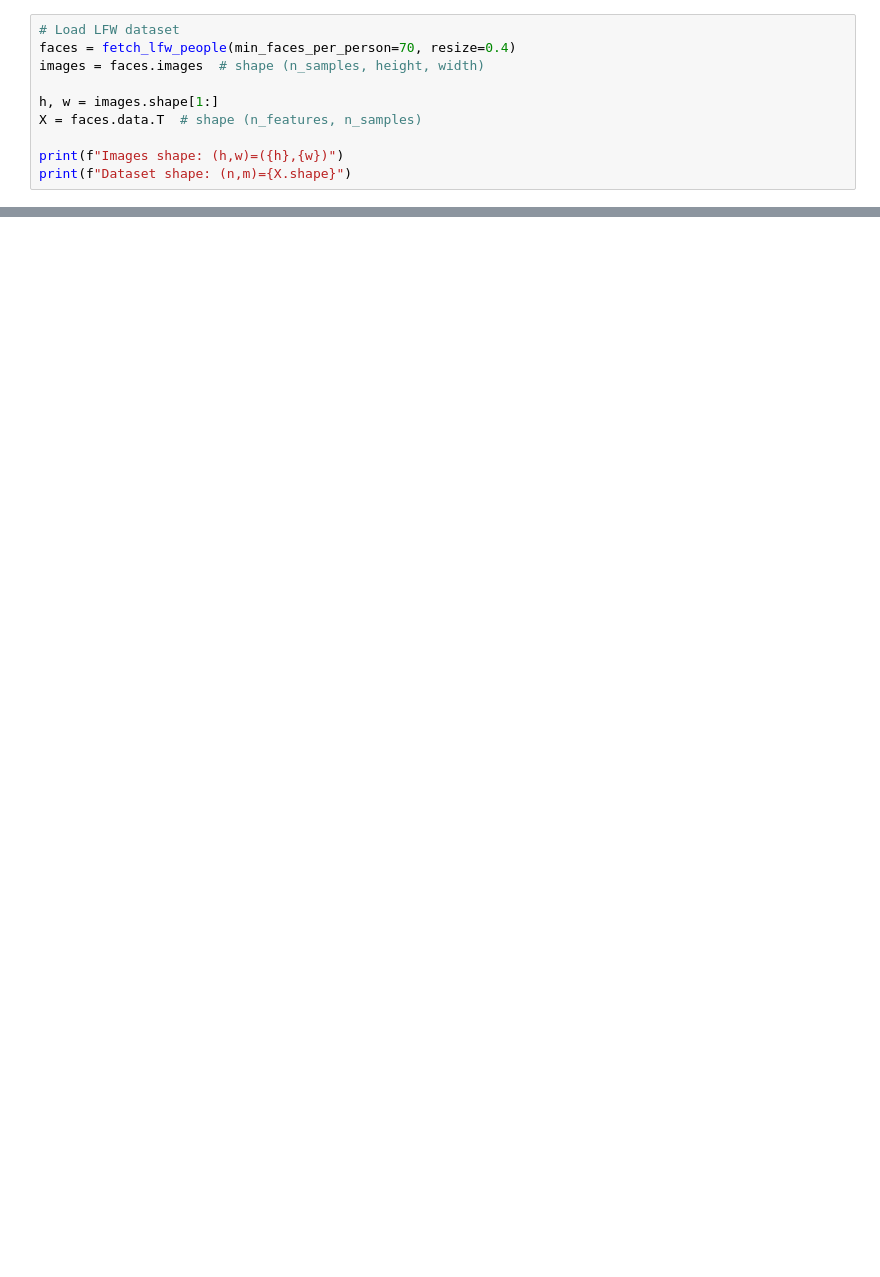
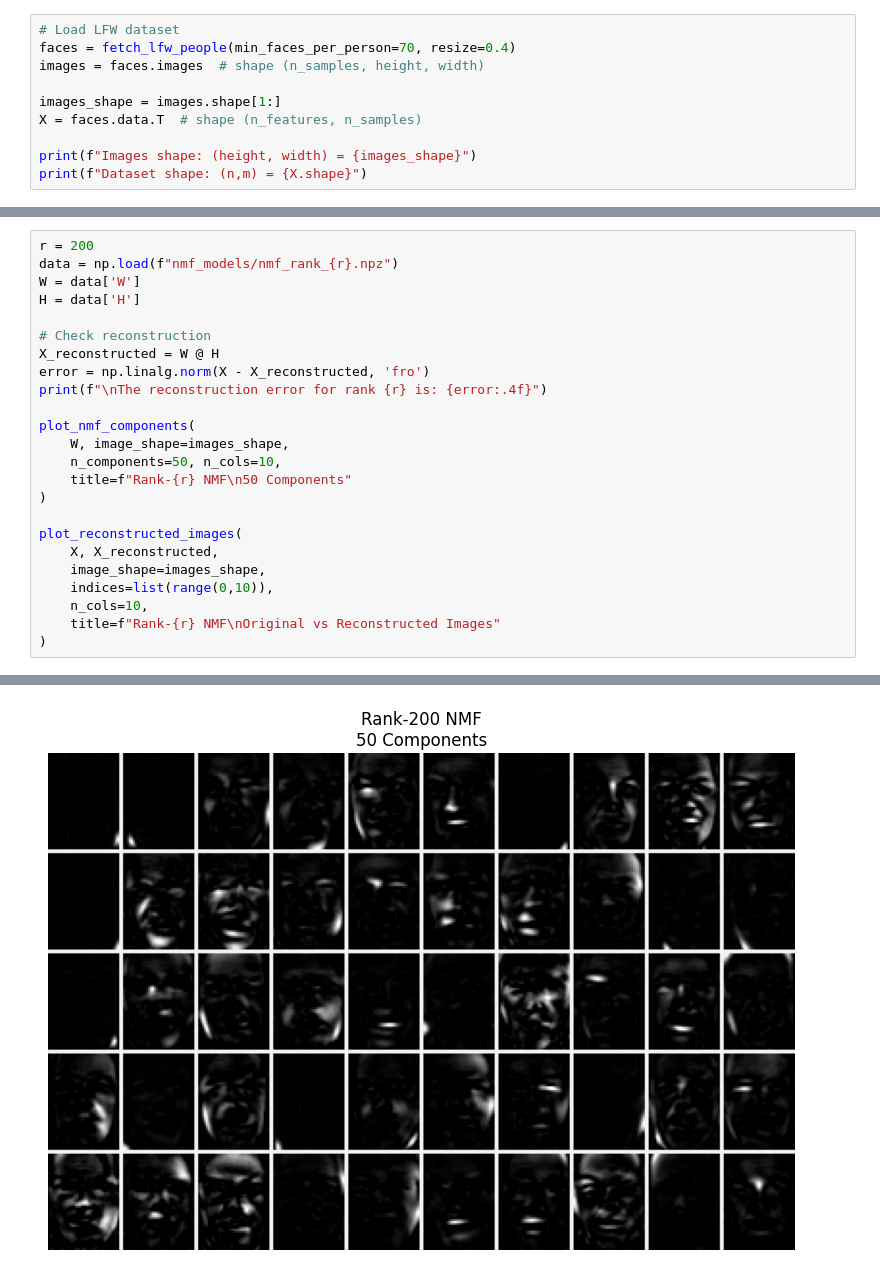
Before and after one commit to sofillav/nmf_project, a Jupyter notebook: notebook.ipynb, the cells around one changed output, grey strips where cells are left out. Drawn from its saved outputs; the diff is of its cells as text; blank space fills up the shorter version.

```diff
--- a/notebook.ipynb
+++ b/notebook.ipynb
@@ -41,9 +35,9 @@ Final reconstruction error: 10.1333
 faces = fetch_lfw_people(min_faces_per_person=70, resize=0.4)
 images = faces.images  # shape (n_samples, height, width)
 
-h, w = images.shape[1:]
+images_shape = images.shape[1:]
 X = faces.data.T  # shape (n_features, n_samples)
 
-print(f"Images shape: (h,w)=({h},{w})")
-print(f"Dataset shape: (n,m)={X.shape}")
+print(f"Images shape: (height, width) = {images_shape}")
+print(f"Dataset shape: (n,m) = {X.shape}")
 # %% [output]
@@ -102,0 +117,25 @@ plot_reconstructed_images(
+# %%
+r = 200
+data = np.load(f"nmf_models/nmf_rank_{r}.npz")
+W = data['W']
+H = data['H']
+
+# Check reconstruction
+X_reconstructed = W @ H
+error = np.linalg.norm(X - X_reconstructed, 'fro')
+print(f"\nThe reconstruction error for rank {r} is: {error:.4f}")
+
+plot_nmf_components(
+    W, image_shape=images_shape,
+    n_components=50, n_cols=10,
+    title=f"Rank-{r} NMF\n50 Components"
+)
+
+plot_reconstructed_images(
+    X, X_reconstructed,
+    image_shape=images_shape,
+    indices=list(range(0,10)),
+    n_cols=10,
+    title=f"Rank-{r} NMF\nOriginal vs Reconstructed Images"
+)
+# %% [output]
@@ -102,0 +143 @@ plot_reconstructed_images(
+[figure, added]
```
Also changed, not shown: parts of 14 cells of this notebook, 4 other files.
